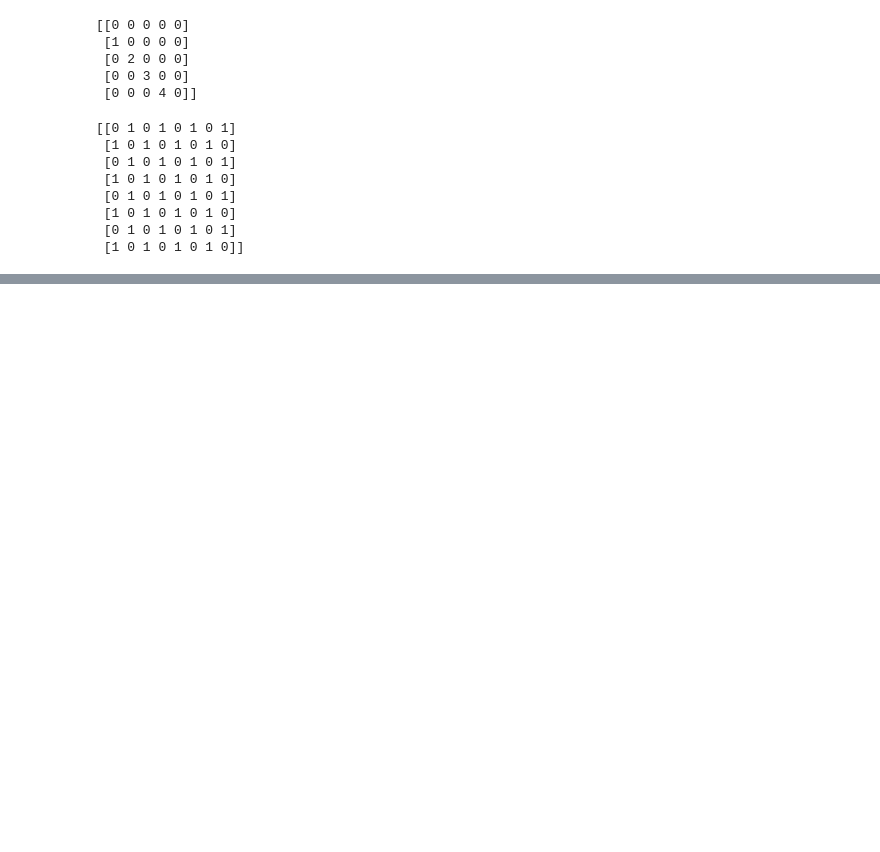
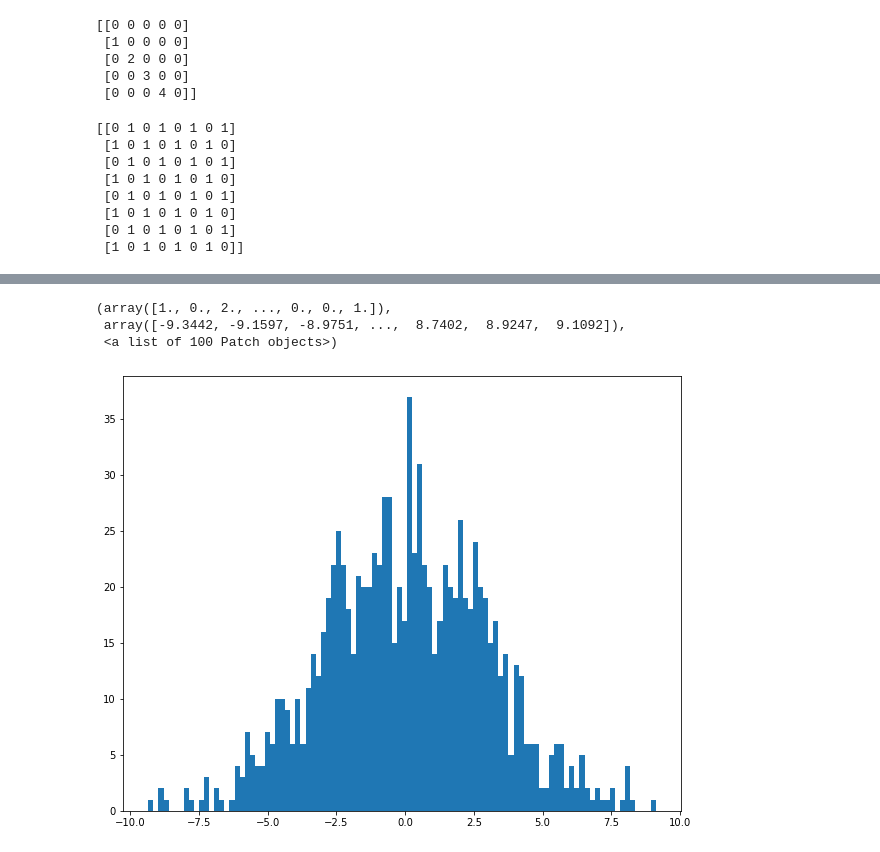
Before and after one commit to Funnyeah/personal, a Jupyter notebook: tools/numpy.ipynb, the cells around one changed output, grey strips where cells are left out. Drawn from its saved outputs; the diff is of its cells as text; code cells hidden in the pictures; blank space fills up the shorter version.

```diff
--- a/tools/numpy.ipynb
+++ b/tools/numpy.ipynb
@@ -251,0 +705,10 @@ print(Z)
+# %%
+import matplotlib.pyplot as plt
+x = np.random.normal(0,3,1000) # 0 mean and 3 standard deviation
+plt.figure(figsize=(10,8),)
+plt.hist(x,100)
+# %% [output]
+(array([1., 0., 2., ..., 0., 0., 1.]),
+ array([-9.3442, -9.1597, -8.9751, ...,  8.7402,  8.9247,  9.1092]),
+ <a list of 100 Patch objects>)
+[figure, added]
```
Also changed, not shown: parts of 80 cells of this notebook, 4 other files.
